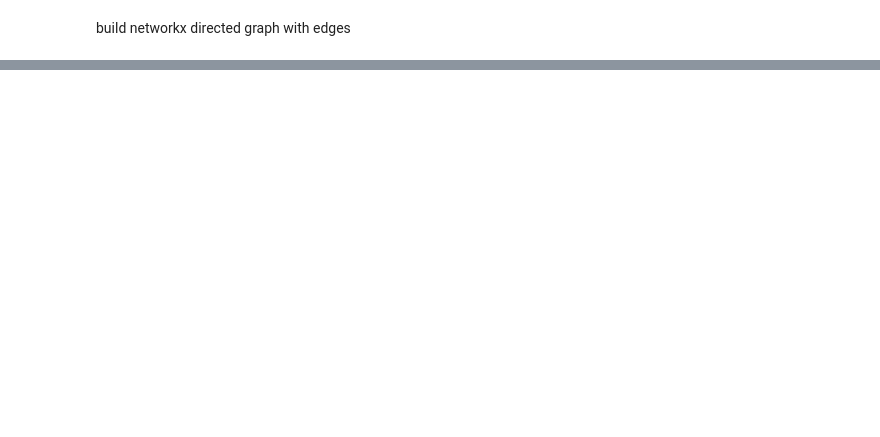
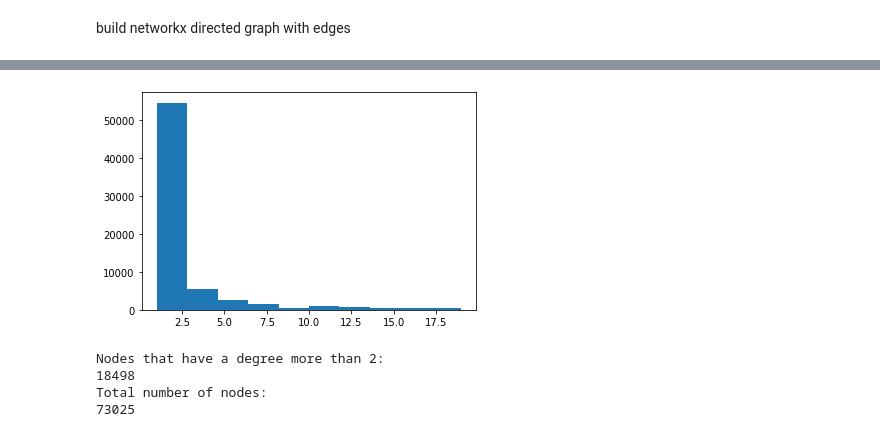
Before and after one commit to AidenWilliams/Enron-Text-and-Graph-Analysis, a Jupyter notebook: Task2/task2.ipynb, the cells around one changed output, grey strips where cells are left out. Cells and saved outputs as stored; diff of their text form; code cells hidden in the pictures; blank space fills up the shorter version.

```diff
--- a/Task2/task2.ipynb
+++ b/Task2/task2.ipynb
@@ -181,0 +221,20 @@ plot_degree_dist(G)
+# %%
+'''
+From this histogram it is revealed that most nodes have a degree of 2
+'''
+degrees = [G.degree(n) for n in G.nodes if G.degree(n) < 20]
+plt.hist(degrees)
+plt.show()
+# %% [output]
+[figure, added]
+# %%
+nodes_more_than2 = len([G.degree(n) for n in G.nodes if G.degree(n) > 2])
+print("Nodes that have a degree more than 2:")
+print(nodes_more_than2)
+print("Total number of nodes:")
+print(len(G.nodes))
+# %% [output]
+Nodes that have a degree more than 2:
+18498
+Total number of nodes:
+73025
```
Also changed, not shown: parts of 22 cells of this notebook, 2 other files.
